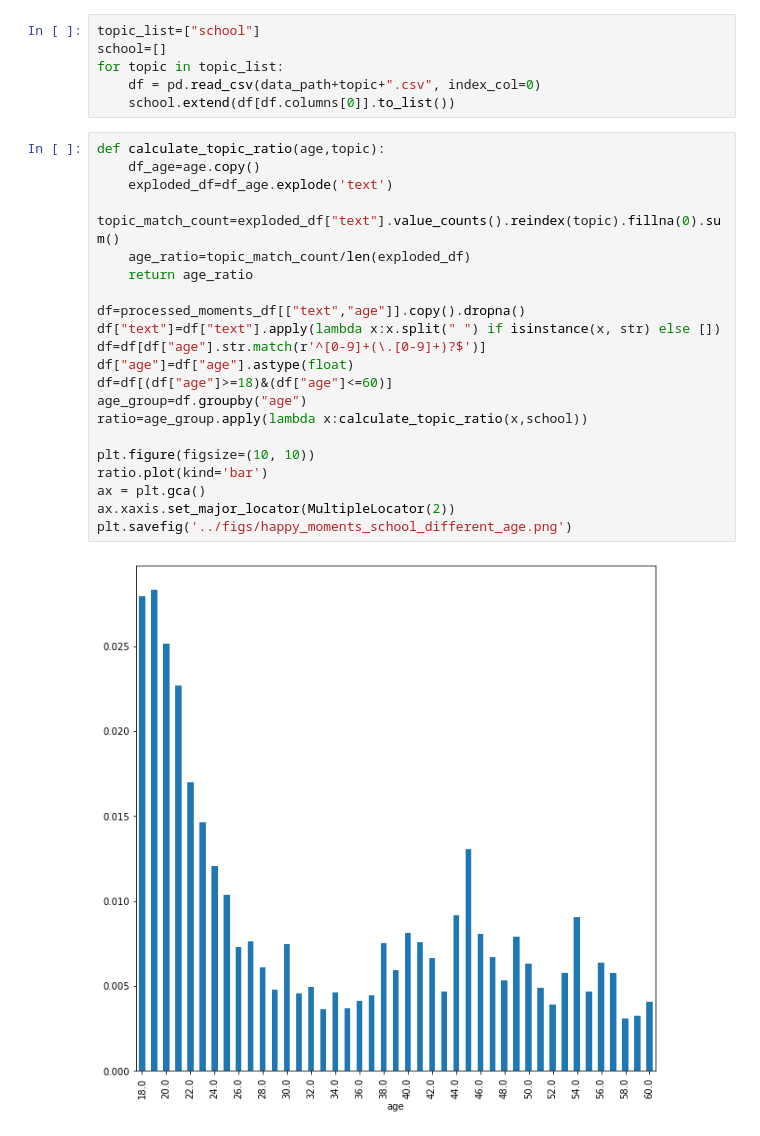
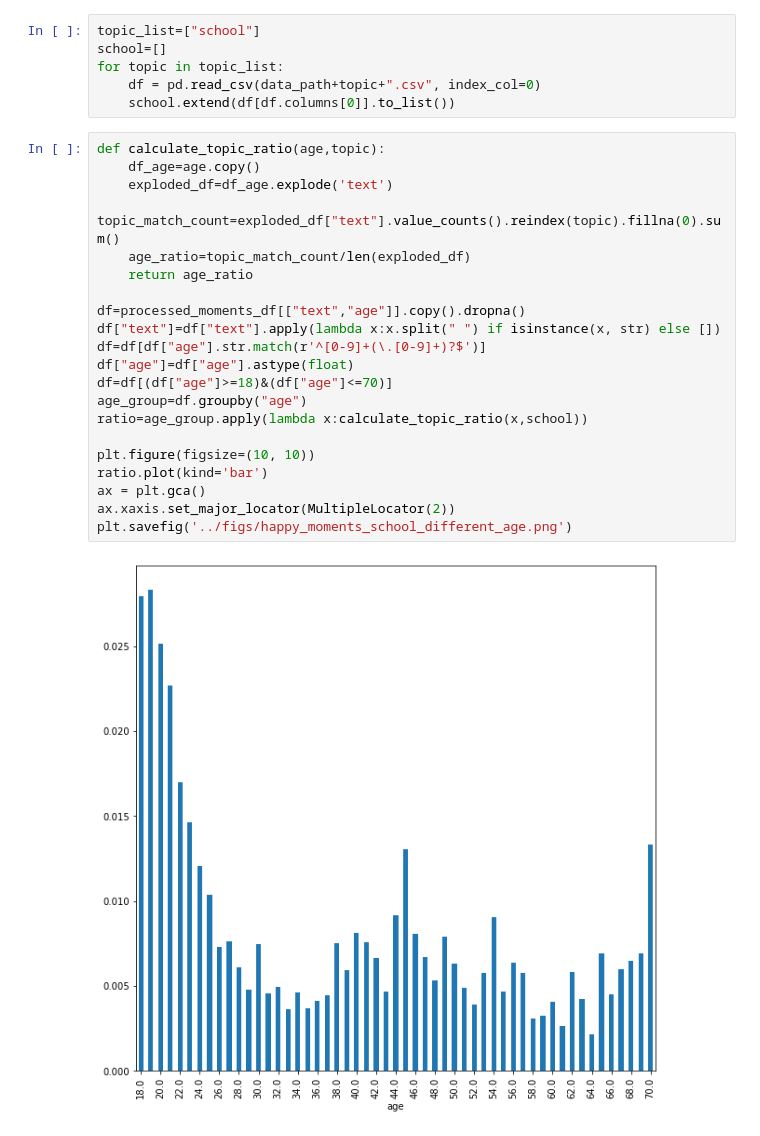
Before and after one commit to TZstatsADS/ads-spring2024-project1-JitianZhou1, a Jupyter notebook: doc/project1.ipynb, the cells around one changed output. Drawn from its saved outputs; the diff is of its cells as text.

```diff
--- a/doc/project1.ipynb
+++ b/doc/project1.ipynb
@@ -93,26 +94,26 @@ for topic in topic_list:
 # %%
 def calculate_topic_ratio(age,topic):
     df_age=age.copy()
     exploded_df=df_age.explode('text')
     topic_match_count=exploded_df["text"].value_counts().reindex(topic).fillna(0).sum()
     age_ratio=topic_match_count/len(exploded_df)
     return age_ratio
 
 df=processed_moments_df[["text","age"]].copy().dropna()
 df["text"]=df["text"].apply(lambda x:x.split(" ") if isinstance(x, str) else [])
 df=df[df["age"].str.match(r'^[0-9]+(\.[0-9]+)?$')]
 df["age"]=df["age"].astype(float)
-df=df[(df["age"]>=18)&(df["age"]<=60)]
+df=df[(df["age"]>=18)&(df["age"]<=70)]
 age_group=df.groupby("age")
 ratio=age_group.apply(lambda x:calculate_topic_ratio(x,school))
 
 plt.figure(figsize=(10, 10))
 ratio.plot(kind='bar')
 ax = plt.gca()
 ax.xaxis.set_major_locator(MultipleLocator(2))
 plt.savefig('../figs/happy_moments_school_different_age.png')
 # %% [output]
-[figure, old version]
+[figure, new version]
 # %%
 topic_list=["entertainment","exercise","family","food","people","pets","school","shopping","work"]
 fig, axes = plt.subplots(3, 3, figsize=(15, 15))
```
Also changed, not shown: parts of 2 cells of this notebook, 12 other files.
